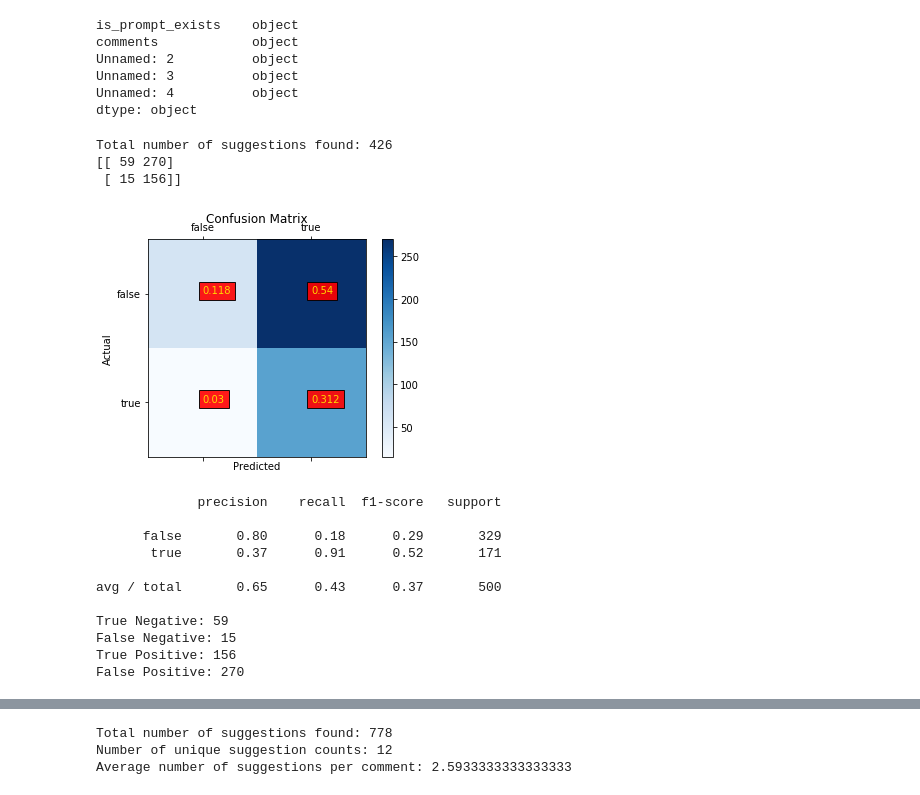
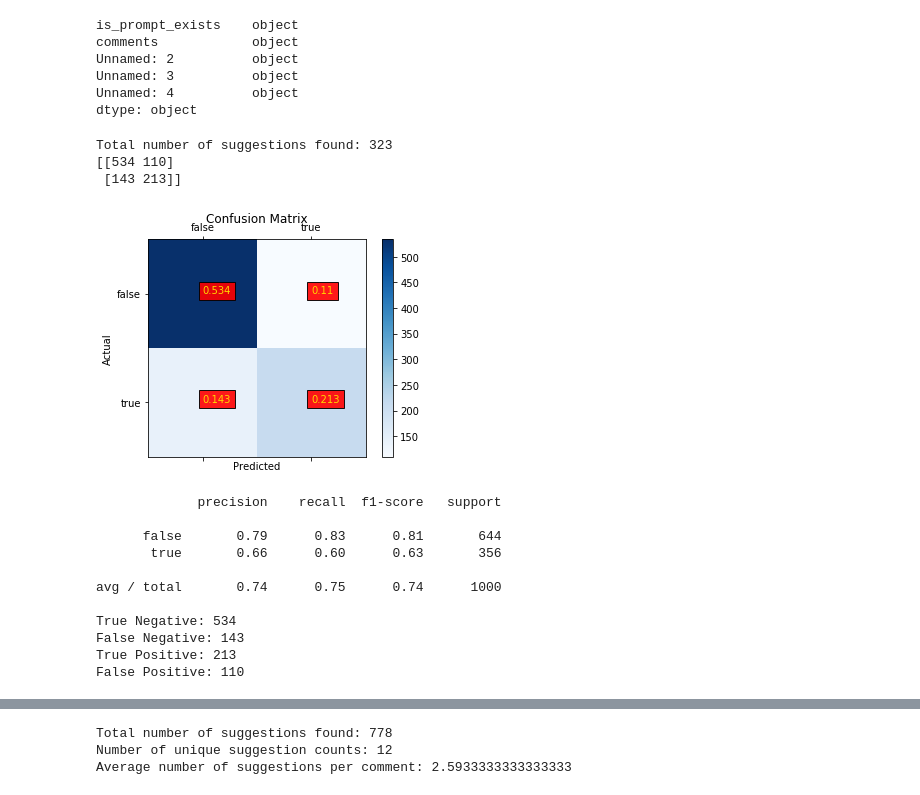
Before and after one commit to Alvores/NaturalLanguageProcessing, a Jupyter notebook: NLP_Rule_Classifier.ipynb, the cells around one changed output, grey strips where cells are left out. Drawn from its saved outputs; the diff is of its cells as text; code cells hidden in the pictures.

```diff
--- a/NLP_Rule_Classifier.ipynb
+++ b/NLP_Rule_Classifier.ipynb
@@ -29,15 +29,15 @@ config = {
     'raise_on_warnings': True,
     'database': 'data_warehouse',
 }
-cnx = mysql.connector.connect(**config)
-cursor = cnx.cursor()
+# cnx = mysql.connector.connect(**config)
+# cursor = cnx.cursor()
 
 ################# Query
 
 # query = ("SELECT id, comment FROM answers "
 #         "WHERE comment LIKE '%could%' OR comment LIKE '%should%' OR comment LIKE 'suggestion';")
-query = ("SELECT id, comment FROM answers")
-cursor.execute(query)
+# query = ("SELECT id, comment FROM answers")
+# cursor.execute(query)
 # %%
 #### Write sentences to CSV file
 count = 0
@@ -59,7 +59,7 @@ with open('sample_output.csv', 'w', newline = '') as f:
                 continue
 #             print(sentence, '\n')
             ######## UNCOMMENT BELOW TO WRITE SENTENCES TO CSV FILE
-            writer.writerow([sentence])
+#             writer.writerow([sentence])
             ########
 #         print(sentence, '\n')
 #         output.write(text + '\n')
@@ -74,7 +74,7 @@ with open('sample_output.csv', 'w', newline = '') as f:
 #             count += 1
 #             writer.writerow(cursor)
 # %%
-#### Print sentences to label #### This is example input, actual data printed to CSV file ####
+#### Print sentences, this is example input, actual data printed to CSV file ####
 numPrint = 0
 endPrint = False
 for (id, comment) in cursor:
@@ -84,7 +84,7 @@ for (id, comment) in cursor:
     for sentence in sentTok:
 #         print('{', numPrint, '}', sentence, '\n')
         numPrint += 1
-        if numPrint == 1000:
+        if numPrint == 10:
             endPrint = True
             break
     if endPrint:
@@ -118,7 +118,7 @@ count = 0
 numComments = 0
 suggestions_per_comment = []
 end = len(df) # 16003 in length, takes awhile to process (50 seconds aprox.)
-end = 500 # More managable for quick tests
+end = 1000 # More managable for quick tests
 labels = []
 predictions = []
 for loop in range(end):
@@ -132,15 +132,15 @@ for loop in range(end):
     modalVerb = False
     foundSuggestion = False
     for word in words:
-        if word[1] == "NNS":
-            count += 1
-            foundSuggestion = True
-            break
-        elif word[1] == "NNP":
-            count += 1
-            foundSuggestion = True
-            break
-        elif word[1] == "MD":
+#         if word[1] == "NNS":
+#             count += 1
+#             foundSuggestion = True
+#             break
+#         elif word[1] == "NNP":
+#             count += 1
+#             foundSuggestion = True
+#             break
+        if word[1] == "MD":
             modalVerb = True
             continue
         elif word[1] == "VB":
@@ -188,48 +188,48 @@ for loop in range(end):
 print("Total number of suggestions found:", sum(suggestions_per_comment))
 # print("Ls:", labels)
 # print("Ps:", predictions)
 ls = ['false', 'true']
 cm = confusion_matrix(labels, predictions)
 print(cm)
 fig = plt.figure()
 ax = fig.add_subplot(111)
 cax = ax.matshow(cm, cmap=plt.cm.Blues) # Bar coloring
 plt.title('Confusion Matrix')
 fig.colorbar(cax)
 ax.set_xticklabels([''] + ls)
 ax.set_yticklabels([''] + ls)
 plt.xlabel('Predicted')
 plt.ylabel('Actual')
 plt.text(s = round(cm[0][0]/end, 3), x = 0, y = 0, color = "gold",
          bbox=dict(facecolor='red', alpha=0.9))
 plt.text(s = round(cm[1][1]/end, 3), x = 1, y = 1, color = "gold",
          bbox=dict(facecolor='red', alpha=0.9))
 plt.text(s = round(cm[1][0]/end, 3), x = 0, y = 1, color = "gold",
          bbox=dict(facecolor='red', alpha=0.9))
 plt.text(s = round(cm[0][1]/end, 3), x = 1, y = 0, color = "gold",
          bbox=dict(facecolor='red', alpha=0.9))
 plt.show()
 print(classification_report(labels, predictions, target_names = ls))
 print("True Negative:", cm[0][0])
 print("False Negative:", cm[1][0])
 print("True Positive:", cm[1][1])
 print("False Positive:", cm[0][1])
 # %% [output]
-Total number of suggestions found: 426
-[[ 59 270]
- [ 15 156]]
+Total number of suggestions found: 323
+[[534 110]
+ [143 213]]
-[figure, old version]
+[figure, new version]
              precision    recall  f1-score   support
 
-      false       0.80      0.18      0.29       329
-       true       0.37      0.91      0.52       171
+      false       0.79      0.83      0.81       644
+       true       0.66      0.60      0.63       356
 
-avg / total       0.65      0.43      0.37       500
+avg / total       0.74      0.75      0.74      1000
 
-True Negative: 59
-False Negative: 15
-True Positive: 156
-False Positive: 270
+True Negative: 534
+False Negative: 143
+True Positive: 213
+False Positive: 110
 # %% [markdown]
 # [F-Score Metrics](https://en.wikipedia.org/wiki/F1_score)
 
```
Also changed, not shown: parts of 1 cell of this notebook, 1 other file.
